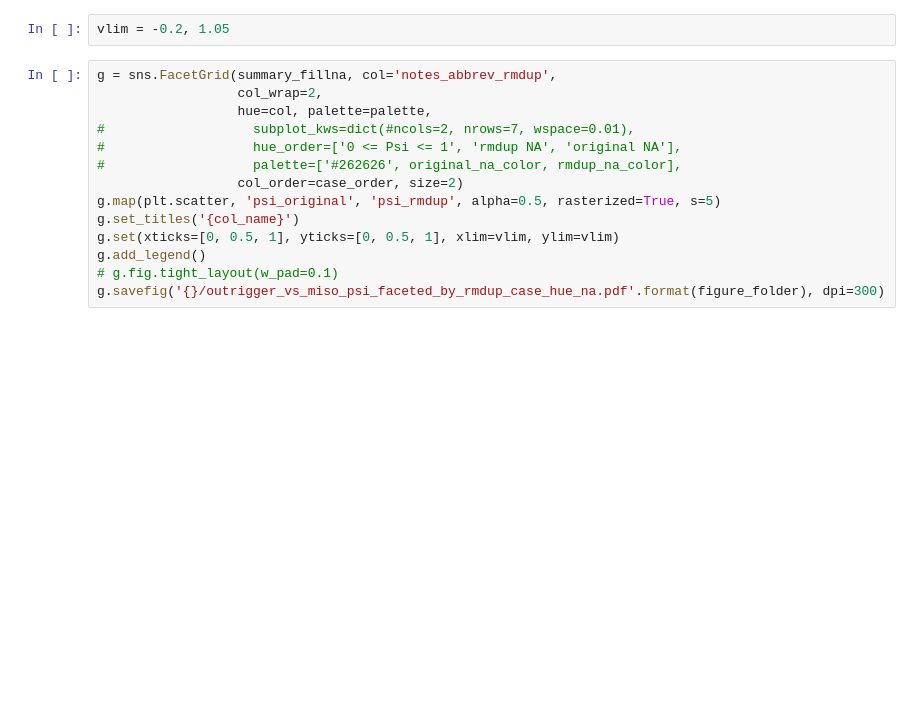
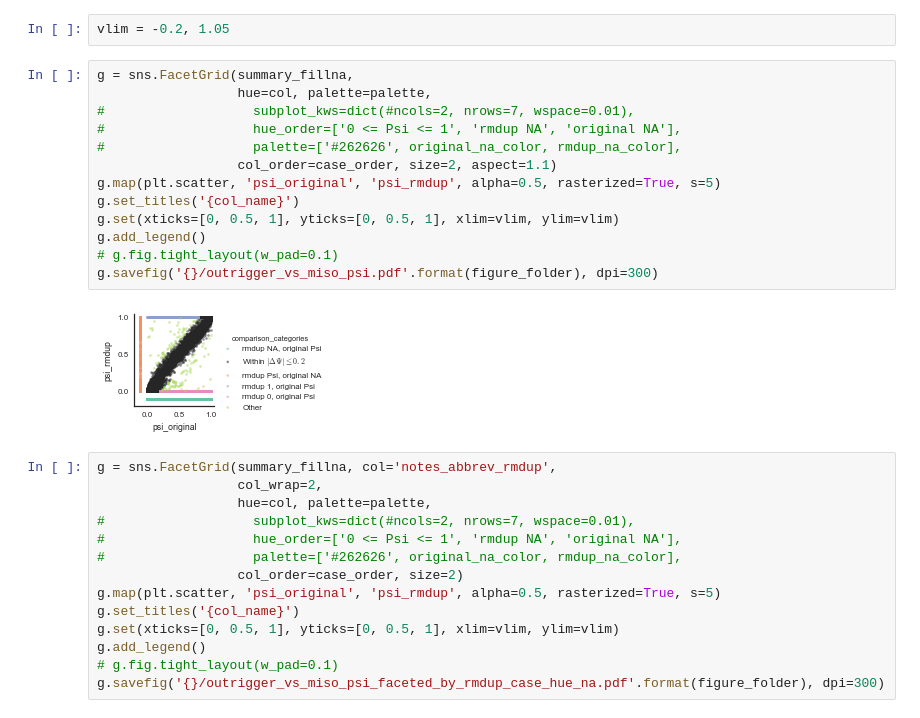
Before and after one commit to YeoLab/singlecell_pnm, a Jupyter notebook: 01_Figure_1/021_outrigger_vs_rmdup_percentages.ipynb, the cells around one changed output. Cells and saved outputs as stored; diff of their text form; blank space fills up the shorter version.

```diff
--- a/01_Figure_1/021_outrigger_vs_rmdup_percentages.ipynb
+++ b/01_Figure_1/021_outrigger_vs_rmdup_percentages.ipynb
@@ -277,6 +299,21 @@ summary_fillna.head()
 # sns.FacetGrid?
 # %%
 vlim = -0.2, 1.05
+# %%
+g = sns.FacetGrid(summary_fillna,
+                  hue=col, palette=palette,
+#                   subplot_kws=dict(#ncols=2, nrows=7, wspace=0.01),
+#                   hue_order=['0 <= Psi <= 1', 'rmdup NA', 'original NA'],
+#                   palette=['#262626', original_na_color, rmdup_na_color],
+                  col_order=case_order, size=2, aspect=1.1)
+g.map(plt.scatter, 'psi_original', 'psi_rmdup', alpha=0.5, rasterized=True, s=5)
+g.set_titles('{col_name}')
+g.set(xticks=[0, 0.5, 1], yticks=[0, 0.5, 1], xlim=vlim, ylim=vlim)
+g.add_legend()
+# g.fig.tight_layout(w_pad=0.1)
+g.savefig('{}/outrigger_vs_miso_psi.pdf'.format(figure_folder), dpi=300)
+# %% [output]
+[figure, added]
 # %%
 g = sns.FacetGrid(summary_fillna, col='notes_abbrev_rmdup',
                   col_wrap=2,
```
Also changed, not shown: parts of 6 cells of this notebook, 5 other files.
